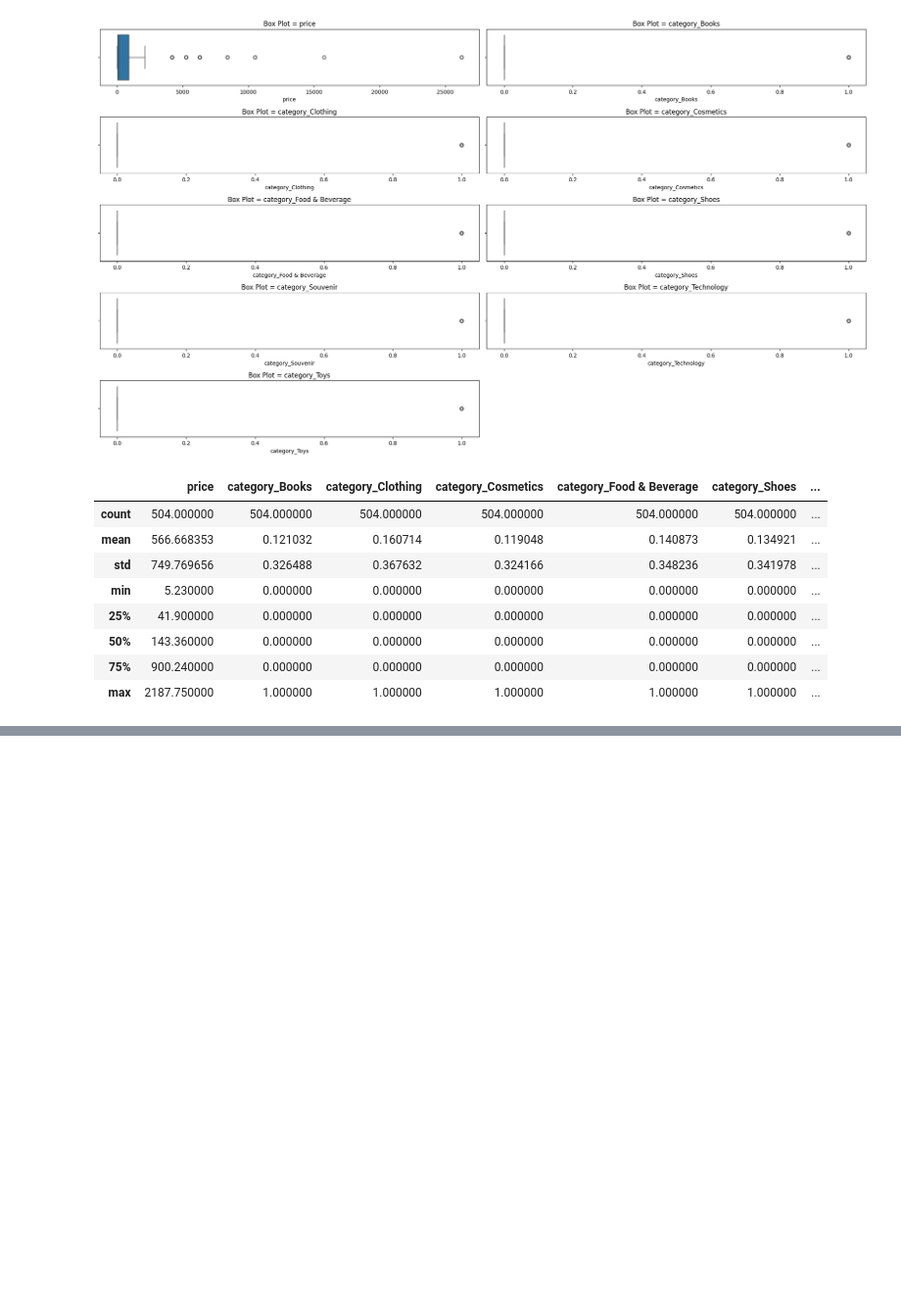
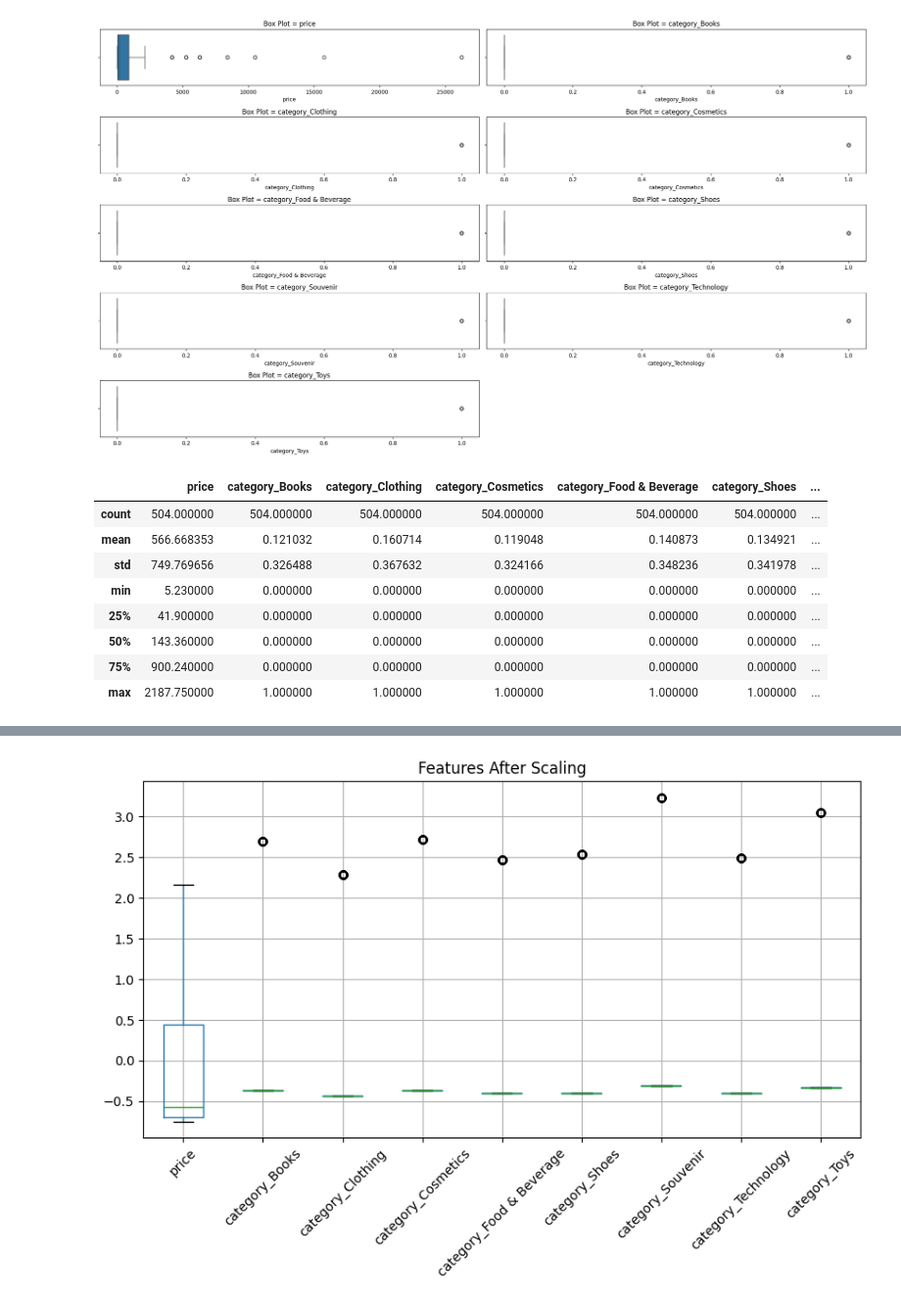
Before and after one commit to AlvinManoj05/Data-Preprocessing-Project, a Jupyter notebook: Data_Processing_Group_Assignment.ipynb, the cells around one changed output, grey strips where cells are left out. Shown at 98% size. Drawn from its saved outputs; the diff is of its cells as text; code cells hidden in the pictures; blank space fills up the shorter version.

```diff
--- a/Data_Processing_Group_Assignment.ipynb
+++ b/Data_Processing_Group_Assignment.ipynb
@@ -12,7 +12,7 @@ import matplotlib.pyplot as plt
 # %% [markdown]
 ## 2. Load Dataset
 # %%
-df=pd.read_csv("/content/drive/MyDrive/ict/istanbul_sales_data.csv.csv")
+df=pd.read_csv("/content/drive/MyDrive/AI-ML/Datasets/istanbul_sales_data.csv.csv")
 # Change the location of dataset accordingly
 # %%
 from google.colab import drive
@@ -262,0 +265,7 @@ df.describe()
+# %%
+scaler = StandardScaler()
+# %%
+numerical_features = df.select_dtypes(include=['int64', 'float64']).columns
+
+print("Numerical features:")
+print(list(numerical_features))
@@ -262,0 +296,2 @@ df.describe()
+# %%
+df[numerical_features] = scaler.fit_transform(df[numerical_features])
@@ -262,0 +333,8 @@ df.describe()
+# %%
+plt.figure(figsize=(10, 5))
+df[numerical_features].boxplot()
+plt.title("Features After Scaling")
+plt.xticks(rotation=45)
+plt.show()
+# %% [output]
+[figure, added]
```
Also changed, not shown: parts of 8 cells of this notebook.
